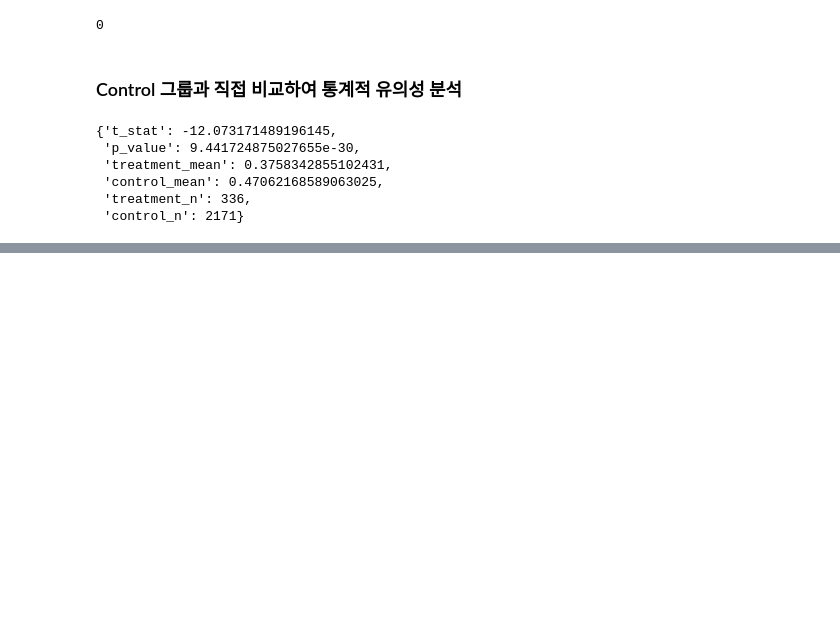
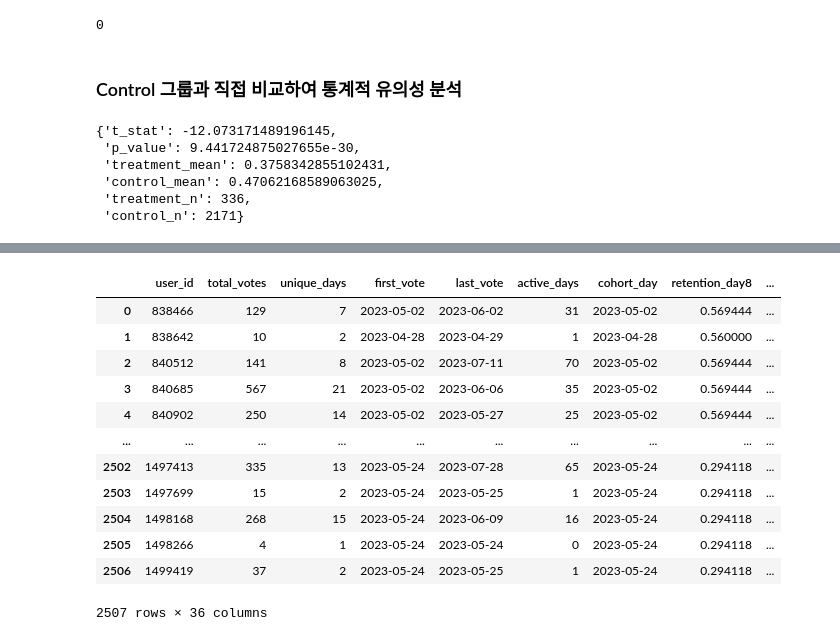
Before and after one commit to saeraniren/advanced_project, a Jupyter notebook: 최최종 마스터 테이블.ipynb, the cells around one changed output, grey strips where cells are left out. Cells and saved outputs as stored; diff of their text form; code cells hidden in the pictures; blank space fills up the shorter version.

```diff
--- a/최최종 마스터 테이블.ipynb
+++ b/최최종 마스터 테이블.ipynb
@@ -267,0 +270,15 @@ control_mean = control_ret.mean()
+# %%
+
+# 파일 불러오기
+v6_df = pd.read_csv('/home/eunyu/master_table_v6.csv')
+all_df = pd.read_csv('/home/eunyu/master_with_all.csv')
+
+# 컬럼 확인
+v6_df_cols = set(v6_df.columns)
+all_df_cols = set(all_df.columns)
+
+# 공통 컬럼 확인
+common_columns = v6_df_cols & all_df_cols
+
+# 결과 반환
+v6_df.shape, all_df.shape, common_columns
@@ -267,0 +300,10 @@ control_mean = control_ret.mean()
+# %%
+# 사용할 컬럼만 추출 ('user_id' 포함)
+selected_columns = ['user_id', 'total_votes_received', 'opposite_votes_received', 'opposite_vote_ratio', 'same_gender_votes_received']
+all_df_selected = all_df[selected_columns]
+
+# 병합
+v6_merged = v6_df.merge(all_df_selected, on='user_id', how='left')
+
+# 결과 형태 확인
+v6_merged.shape
@@ -267,0 +328,23 @@ control_mean = control_ret.mean()
+# %%
+# 'Unnamed: 0' 컬럼이 두 개 이상 있는 경우 제거
+cols_to_drop = [col for col in v6_merged.columns if 'Unnamed' in col]
+merged_df_6 = v6_merged.drop(columns=cols_to_drop)
+
+# 인덱스 재설정 (기존 인덱스가 의미 없다면)
+merged_df_6 = merged_df_6.reset_index(drop=True)
+# %%
+merged_df_6
+# %% [output]
+|  | user_id | total_votes | unique_days | first_vote | last_vote | active_days | cohort_day | retention_day8 | ... |
+| 0 | 838466 | 129 | 7 | 2023-05-02 | 2023-06-02 | 31 | 2023-05-02 | 0.569444 | ... |
+| 1 | 838642 | 10 | 2 | 2023-04-28 | 2023-04-29 | 1 | 2023-04-28 | 0.560000 | ... |
+| 2 | 840512 | 141 | 8 | 2023-05-02 | 2023-07-11 | 70 | 2023-05-02 | 0.569444 | ... |
+| 3 | 840685 | 567 | 21 | 2023-05-02 | 2023-06-06 | 35 | 2023-05-02 | 0.569444 | ... |
+| 4 | 840902 | 250 | 14 | 2023-05-02 | 2023-05-27 | 25 | 2023-05-02 | 0.569444 | ... |
+| ... | ... | ... | ... | ... | ... | ... | ... | ... | ... |
+| 2502 | 1497413 | 335 | 13 | 2023-05-24 | 2023-07-28 | 65 | 2023-05-24 | 0.294118 | ... |
+| 2503 | 1497699 | 15 | 2 | 2023-05-24 | 2023-05-25 | 1 | 2023-05-24 | 0.294118 | ... |
+| 2504 | 1498168 | 268 | 15 | 2023-05-24 | 2023-06-09 | 16 | 2023-05-24 | 0.294118 | ... |
+| 2505 | 1498266 | 4 | 1 | 2023-05-24 | 2023-05-24 | 0 | 2023-05-24 | 0.294118 | ... |
+| 2506 | 1499419 | 37 | 2 | 2023-05-24 | 2023-05-25 | 1 | 2023-05-24 | 0.294118 | ... |
+2507 rows × 36 columns
```
Also changed, not shown: parts of 36 cells of this notebook, 1 other file.
